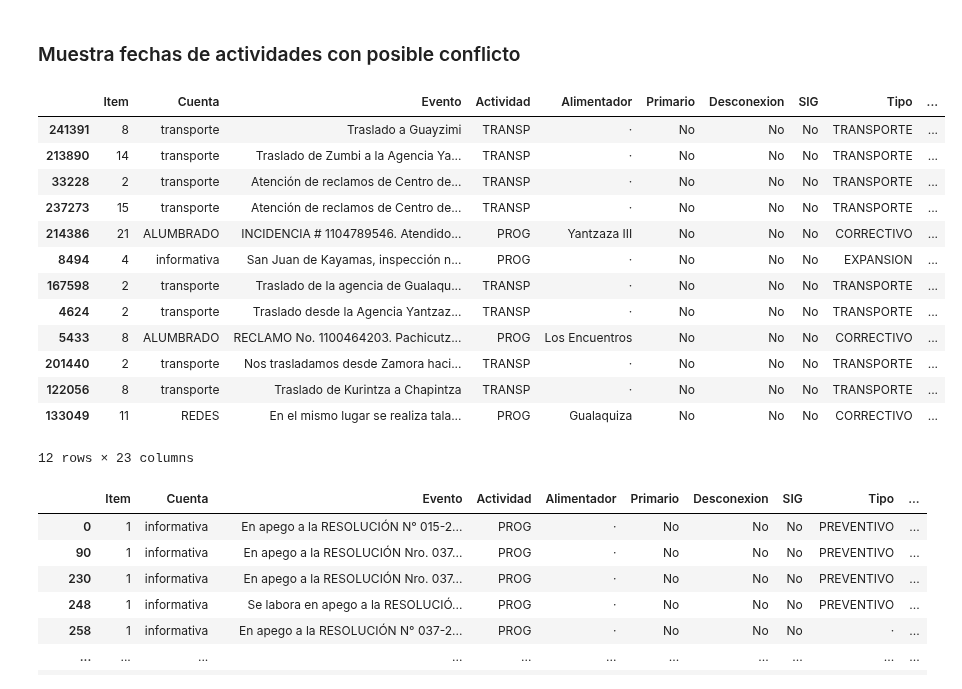
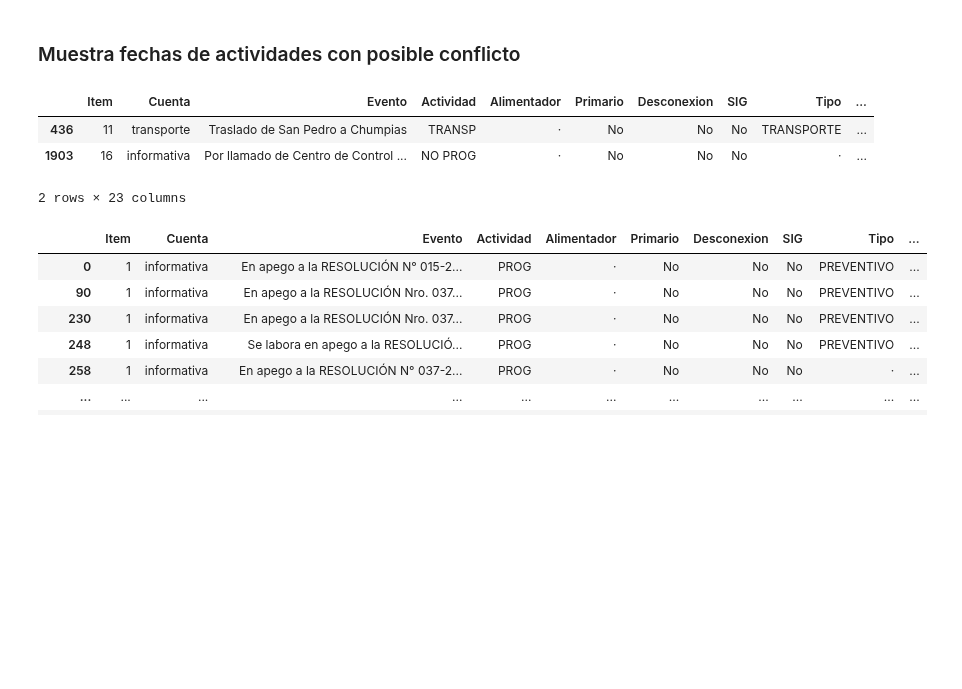
Before and after one commit to ernestopalacios/ordenes_de_trabajo, a Jupyter notebook: Test_DataLake.ipynb, the cells around one changed output. Saved outputs shown, nothing was run; the diff lists cells and outputs as text; code cells hidden in the pictures; blank space fills up the shorter version.

```diff
--- a/Test_DataLake.ipynb
+++ b/Test_DataLake.ipynb
@@ -89,5 +103,9 @@ df.query( f"id_ot == 95783" ).sort_values(by='Item')
 # %%
-df.loc[133049, 'InicioEvento'] = '2022-10-28 15:40:00'
+#filtered_df.loc[93810, 'InicioEvento'] = '2021-04-23 22:10:00'
+filtered_df['Duracion'] = calcular_minutos_transcurridos(
+    filtered_df['InicioEvento'],
+    filtered_df['FinEvento']
+)
 # %% [markdown]
 ### Limpieza de InicioEvento y FinEvento
 # %%
@@ -205,22 +212,13 @@ df['Duracion'] = calcular_minutos_transcurridos(
 ### Muestra fechas de actividades con posible conflicto
 # %%
 # f'-11 < Duracion < 0'   mayor a -11 y menor a 0
-df.query( f'Duracion < 0' ).sort_values(by='Duracion', ascending=True).head(40)
+# f"Cuenta == '?' and Alimentador != '·' "
+df.query( f"Duracion < 0" ).sort_values(by='id_ot', ascending=False)
 # %% [output]
 |  | Item | Cuenta | Evento | Actividad | Alimentador | Primario | Desconexion | SIG | Tipo | ... |
-| 241391 | 8 | transporte | Traslado a Guayzimi | TRANSP | · | No | No | No | TRANSPORTE | ... |
-| 213890 | 14 | transporte | Traslado de Zumbi a la Agencia Ya... | TRANSP | · | No | No | No | TRANSPORTE | ... |
-| 33228 | 2 | transporte | Atención de reclamos de Centro de... | TRANSP | · | No | No | No | TRANSPORTE | ... |
-| 237273 | 15 | transporte | Atención de reclamos de Centro de... | TRANSP | · | No | No | No | TRANSPORTE | ... |
-| 214386 | 21 | ALUMBRADO | INCIDENCIA # 1104789546. Atendido... | PROG | Yantzaza III | No | No | No | CORRECTIVO | ... |
-| 8494 | 4 | informativa | San Juan de Kayamas, inspección n... | PROG | · | No | No | No | EXPANSION | ... |
-| 167598 | 2 | transporte | Traslado de la agencia de Gualaqu... | TRANSP | · | No | No | No | TRANSPORTE | ... |
-| 4624 | 2 | transporte | Traslado desde la Agencia Yantzaz... | TRANSP | · | No | No | No | TRANSPORTE | ... |
-| 5433 | 8 | ALUMBRADO | RECLAMO No. 1100464203. Pachicutz... | PROG | Los Encuentros | No | No | No | CORRECTIVO | ... |
-| 201440 | 2 | transporte | Nos trasladamos desde Zamora haci... | TRANSP | · | No | No | No | TRANSPORTE | ... |
-| 122056 | 8 | transporte | Traslado de Kurintza a Chapintza | TRANSP | · | No | No | No | TRANSPORTE | ... |
-| 133049 | 11 | REDES | En el mismo lugar se realiza tala... | PROG | Gualaquiza | No | No | No | CORRECTIVO | ... |
+| 436 | 11 | transporte | Traslado de San Pedro a Chumpias | TRANSP | · | No | No | No | TRANSPORTE | ... |
+| 1903 | 16 | informativa | Por llamado de Centro de Control ... | NO PROG | · | No | No | No | · | ... |
-12 rows × 23 columns
+2 rows × 23 columns
 # %%
 # filer DateTime ends with "00:00:00"
 
```
Also changed, not shown: parts of 10 cells of this notebook, 3 other files.
